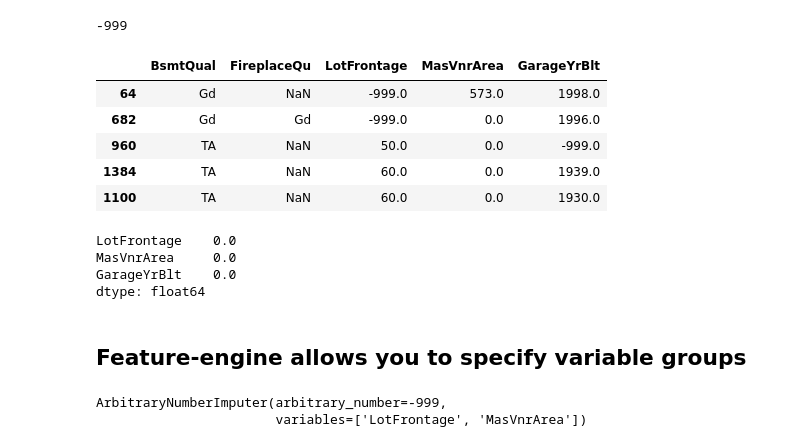
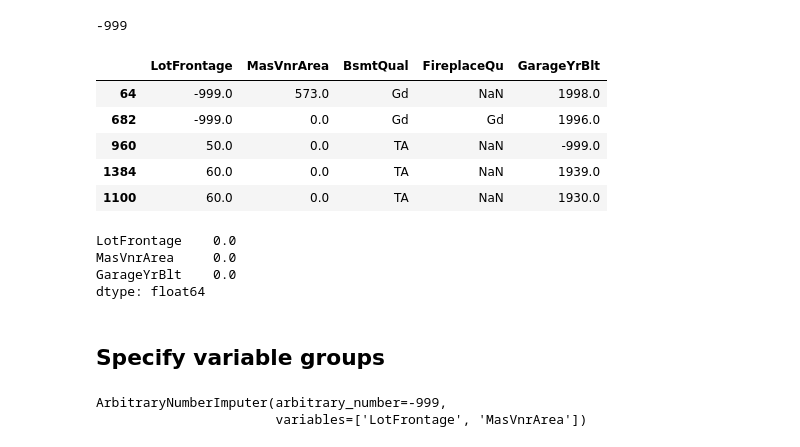
Before and after one commit to solegalli/feature-engineering-for-machine-learning, a Jupyter notebook: Section-05-Missing-Data-Imputation/04-feature-engine/02-Arbitrary-Value-Imputation.ipynb, the cells around one changed output. Saved outputs shown, nothing was run; the diff lists cells and outputs as text; code cells hidden in the pictures.

Commit message:
updates feature-engine nbs

```diff
--- a/Section-05-Missing-Data-Imputation/04-feature-engine/02-Arbitrary-Value-Imputation.ipynb
+++ b/Section-05-Missing-Data-Imputation/04-feature-engine/02-Arbitrary-Value-Imputation.ipynb
@@ -41,7 +39,8 @@ cols_to_use = [
     "SalePrice",
 ]
 
-data = pd.read_csv("../houseprice.csv", usecols=cols_to_use)
+data = pd.read_csv("../../houseprice.csv", usecols=cols_to_use)
+
 data.head()
 # %% [output]
 |  | LotFrontage | MasVnrArea | BsmtQual | FireplaceQu | GarageYrBlt | SalePrice |
@@ -50,3 +49,14 @@ data.head()
 | 2 | 68.0 | 162.0 | Gd | TA | 2001.0 | 223500 |
 | 3 | 60.0 | 0.0 | TA | Gd | 1998.0 | 140000 |
 | 4 | 84.0 | 350.0 | Gd | TA | 2000.0 | 250000 |
+# %%
+# let's separate into training and testing set
+
+X_train, X_test, y_train, y_test = train_test_split(
+    data.drop("SalePrice", axis=1),  # just the features
+    data["SalePrice"],  # the target
+    test_size=0.3,  # the percentage of obs in the test set
+    random_state=0,  # for reproducibility
+)
+
+X_train.shape, X_test.shape
@@ -62,13 +73,3 @@ SalePrice      0.000000
 dtype: float64
 # %% [markdown]
 All the predictor variables contain missing data.
-# %%
-# let's separate into training and testing set
-
-# first drop the target from the feature list
-cols_to_use.remove("SalePrice")
-
-X_train, X_test, y_train, y_test = train_test_split(
-    data[cols_to_use], data["SalePrice"], test_size=0.3, random_state=0
-)
-X_train.shape, X_test.shape
@@ -102,15 +101,17 @@ imputer.arbitrary_number
 # %%
 # Feature-engine returns a dataframe
 
-tmp = imputer.transform(X_train)
-tmp.head()
+X_train_t = imputer.transform(X_train)
+X_test_t = imputer.transform(X_test)
+
+X_train_t.head()
 # %% [output]
-|  | BsmtQual | FireplaceQu | LotFrontage | MasVnrArea | GarageYrBlt |
-| 64 | Gd | NaN | -999.0 | 573.0 | 1998.0 |
-| 682 | Gd | Gd | -999.0 | 0.0 | 1996.0 |
-| 960 | TA | NaN | 50.0 | 0.0 | -999.0 |
-| 1384 | TA | NaN | 60.0 | 0.0 | 1939.0 |
-| 1100 | TA | NaN | 60.0 | 0.0 | 1930.0 |
+|  | LotFrontage | MasVnrArea | BsmtQual | FireplaceQu | GarageYrBlt |
+| 64 | -999.0 | 573.0 | Gd | NaN | 1998.0 |
+| 682 | -999.0 | 0.0 | Gd | Gd | 1996.0 |
+| 960 | 50.0 | 0.0 | TA | NaN | -999.0 |
+| 1384 | 60.0 | 0.0 | TA | NaN | 1939.0 |
+| 1100 | 60.0 | 0.0 | TA | NaN | 1930.0 |
 # %%
 # let's check that the numerical variables don't
 # contain NA any more
@@ -122,7 +123,7 @@ MasVnrArea     0.0
 GarageYrBlt    0.0
 dtype: float64
 # %% [markdown]
-## Feature-engine allows you to specify variable groups
+## Specify variable groups
 # %%
 # let's do it imputation but this time
 # and let's do it over 2 of the 3 numerical variables
```
Also changed, not shown: parts of 13 cells of this notebook, 4 other files.
